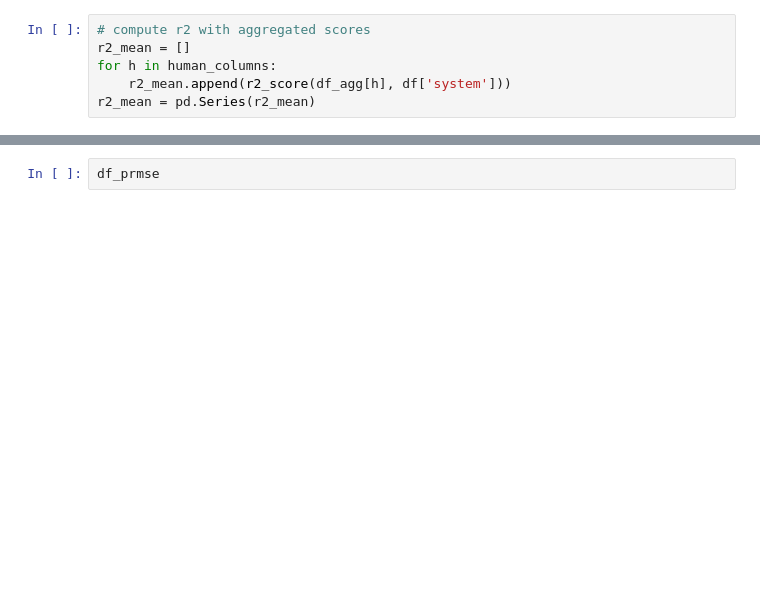
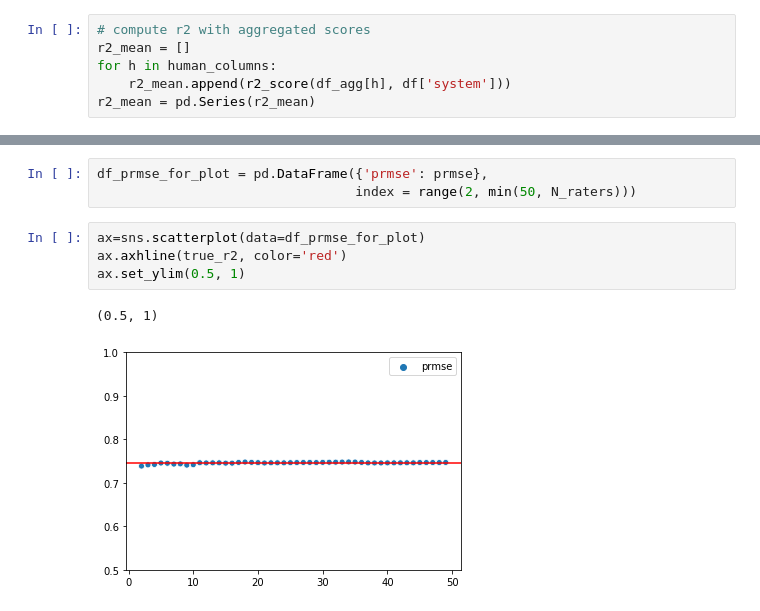
Before and after one commit to EducationalTestingService/prmse-simulations, a Jupyter notebook: notebooks/EXP_1ANH.ipynb, the cells around one changed output, grey strips where cells are left out. Cells and saved outputs as stored; diff of their text form; blank space fills up the shorter version.

```diff
--- a/notebooks/EXP_1ANH.ipynb
+++ b/notebooks/EXP_1ANH.ipynb
@@ -66,2 +69,10 @@ df_prmse = pd.concat(prmse)
-# %%
-df_prmse
+# %%
+df_prmse_for_plot = pd.DataFrame({'prmse': prmse},
+                                 index = range(2, min(50, N_raters)))
+# %%
+ax=sns.scatterplot(data=df_prmse_for_plot)
+ax.axhline(true_r2, color='red')
+ax.set_ylim(0.5, 1)
+# %% [output]
+(0.5, 1)
+[figure, added]
```
Also changed, not shown: parts of 8 cells of this notebook, 6 other files.
